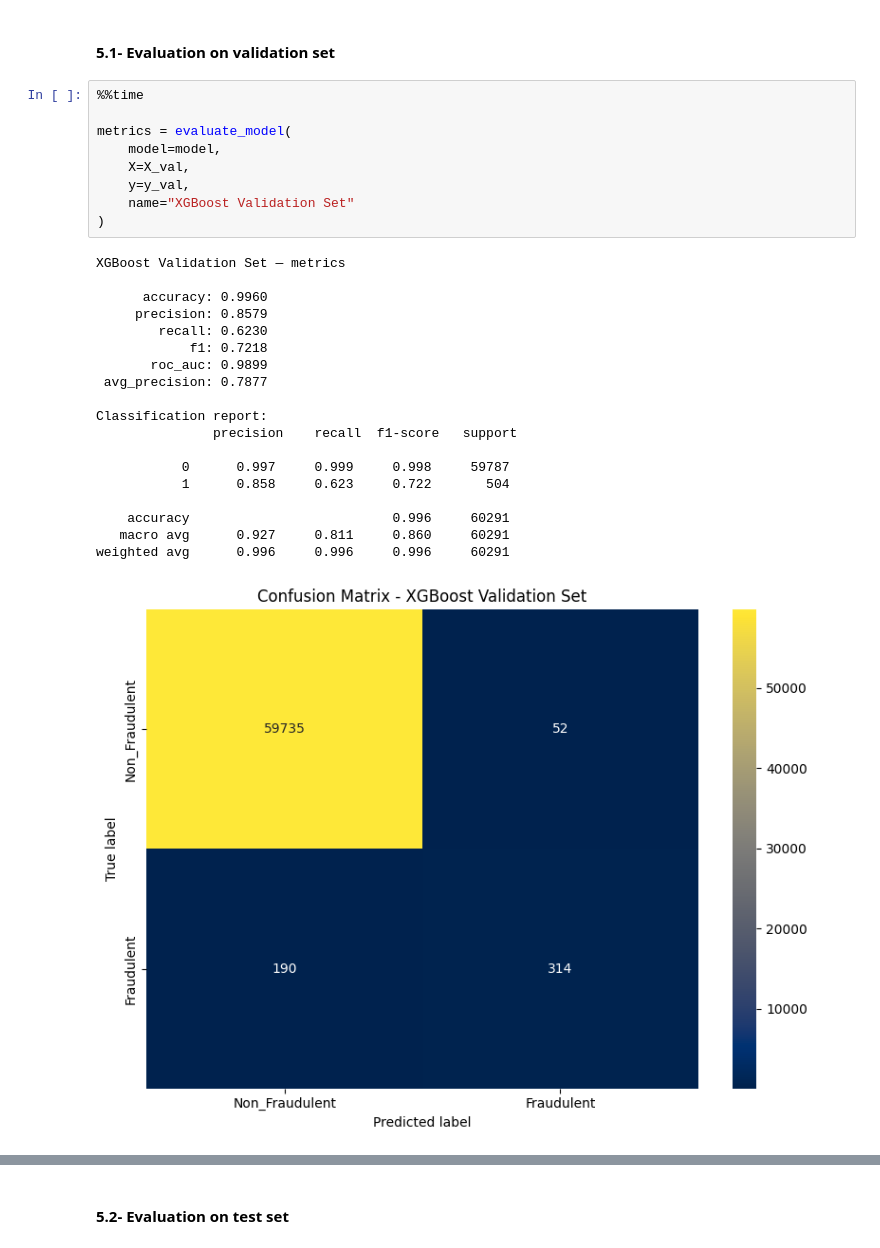
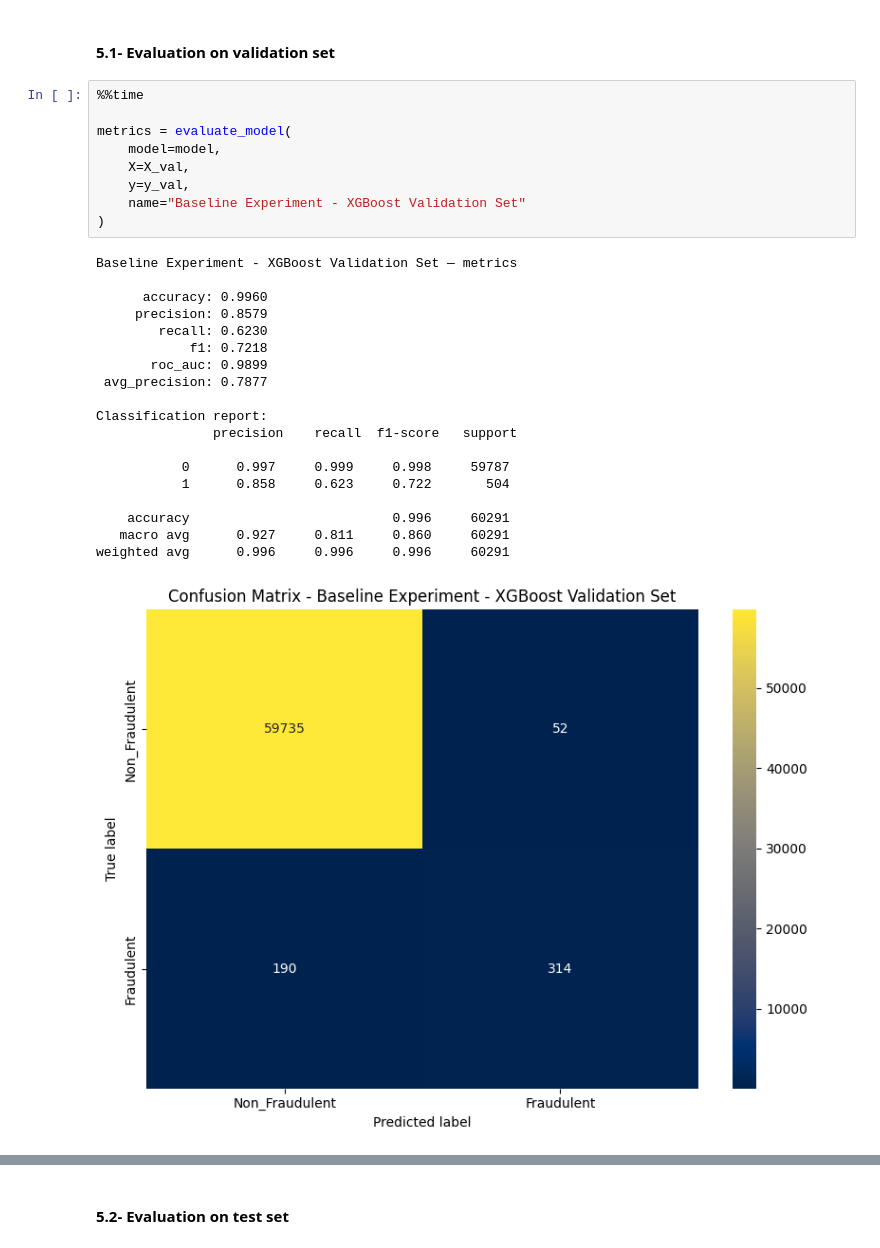
Before and after one commit to tamerthamoqa/fraud-detection-case-study, a Jupyter notebook: 4-baseline-modeling-xgboost.ipynb, the cells around one changed output, grey strips where cells are left out. Cells and saved outputs as stored; diff of their text form.

Commit message:
Update 4-baseline-modeling-xgboost.ipynb with new title for confusion matrix plots

```diff
--- a/4-baseline-modeling-xgboost.ipynb
+++ b/4-baseline-modeling-xgboost.ipynb
@@ -338,29 +338,29 @@ def evaluate_model(model, X, y, name="model"):
 # %%
 %%time
 
 metrics = evaluate_model(
     model=model,
     X=X_val,
     y=y_val,
-    name="XGBoost Validation Set"
+    name="Baseline Experiment - XGBoost Validation Set"
 )
 # %% [output]
-XGBoost Validation Set — metrics
+Baseline Experiment - XGBoost Validation Set — metrics
 
       accuracy: 0.9960
      precision: 0.8579
         recall: 0.6230
             f1: 0.7218
        roc_auc: 0.9899
  avg_precision: 0.7877
 
 Classification report:
                precision    recall  f1-score   support
 
            0      0.997     0.999     0.998     59787
            1      0.858     0.623     0.722       504
 
     accuracy                          0.996     60291
    macro avg      0.927     0.811     0.860     60291
 weighted avg      0.996     0.996     0.996     60291
-[figure, old version]
+[figure, new version]
```
Also changed, not shown: parts of 4 cells of this notebook.
